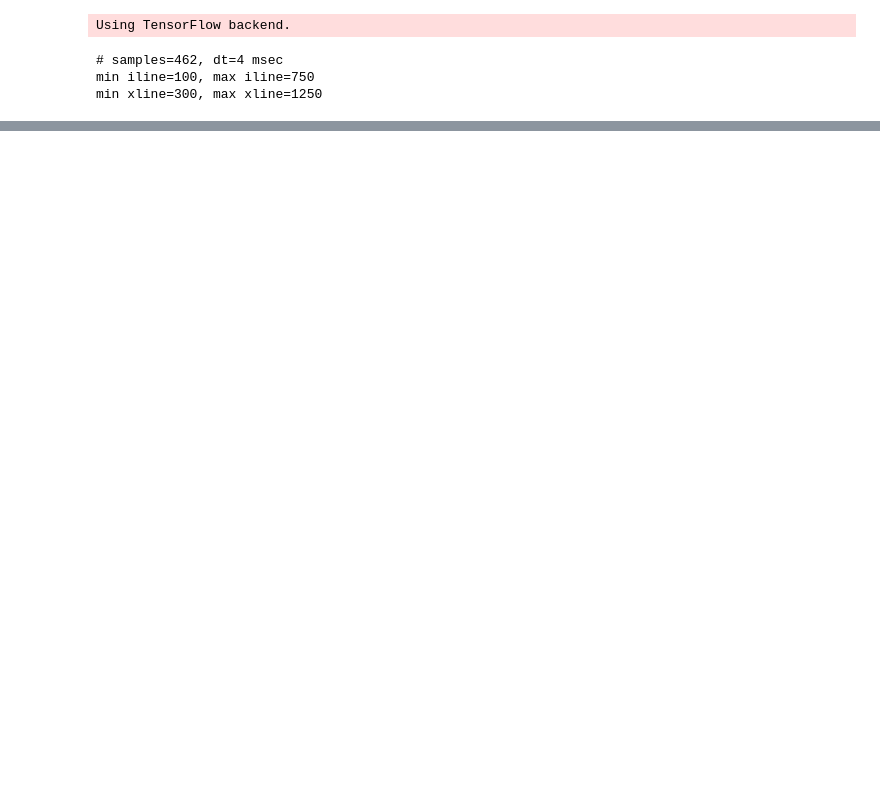
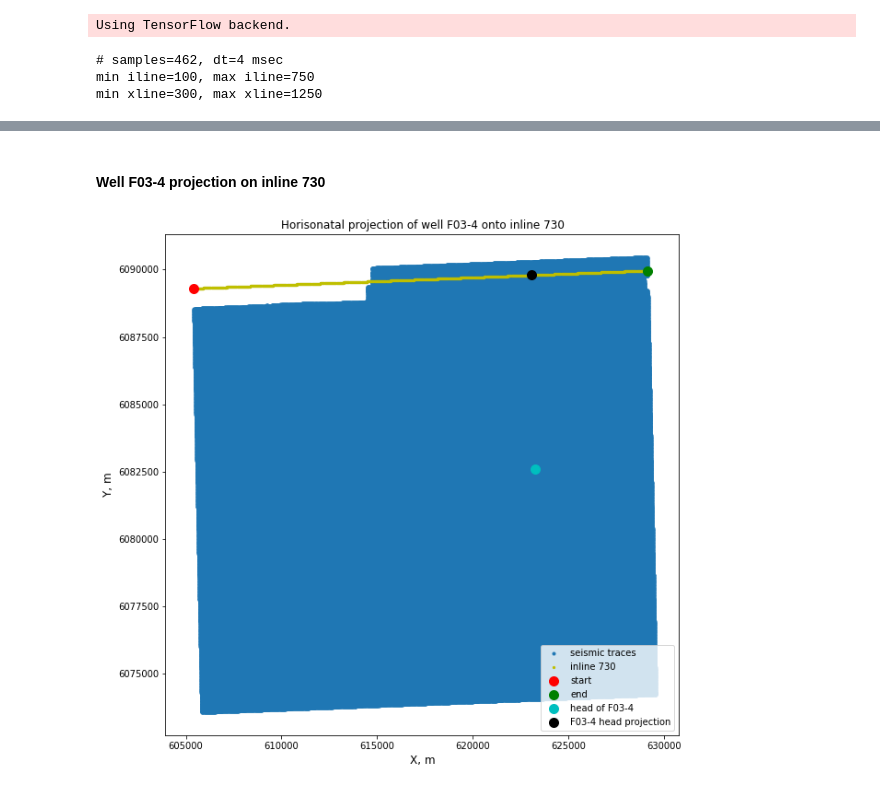
Before and after one commit to neuro-inc/ml-recipe-seismic, a Jupyter notebook: notebooks/data_preparation.ipynb, the cells around one changed output, grey strips where cells are left out. Cells and saved outputs as stored; diff of their text form; code cells hidden in the pictures; blank space fills up the shorter version.

```diff
--- a/notebooks/data_preparation.ipynb
+++ b/notebooks/data_preparation.ipynb
@@ -367,0 +87,27 @@ plt.show()
+# %% [markdown]
+#### Well F03-4 projection on inline 730
+# %%
+well_name = 'F03-4'
+iline = 730
+
+iline_coords = slice_coord_dict['iline'][iline]
+
+ptw = Point(*wellheads.loc[well_name, ['X-Coord', 'Y-Coord']])
+pt1 = Point(*iline_coords[0])
+pt2 = Point(*iline_coords[-1])
+ptp = projection(pt1, pt2, ptw)
+
+fig = plt.figure(figsize=(10, 10))
+plt.scatter(trace_coords[::1, 0], trace_coords[::1, 1], marker='.')
+plt.scatter(iline_coords[:, 0], iline_coords[:, 1], marker='.', s=20, c='y')
+plt.scatter(*pt1, marker='o', s=100, c='r')
+plt.scatter(*pt2, marker='o', s=100, c='g')
+plt.scatter(*ptw, marker='o', s=100, c='c')
+plt.scatter(*ptp, marker='o', s=100, c='k')
+plt.legend(['seismic traces', f'inline {iline}', 'start', 'end', f'head of {well_name}', f'{well_name} head projection'], loc='lower right')
+plt.title(f'Horisonatal projection of well {well_name} onto inline {iline}')
+plt.xlabel('X, m', fontsize=12)
+plt.ylabel('Y, m', fontsize=12)
+plt.show()
+# %% [output]
+[figure, added]
```
Also changed, not shown: parts of 54 cells of this notebook, 14 other files.
